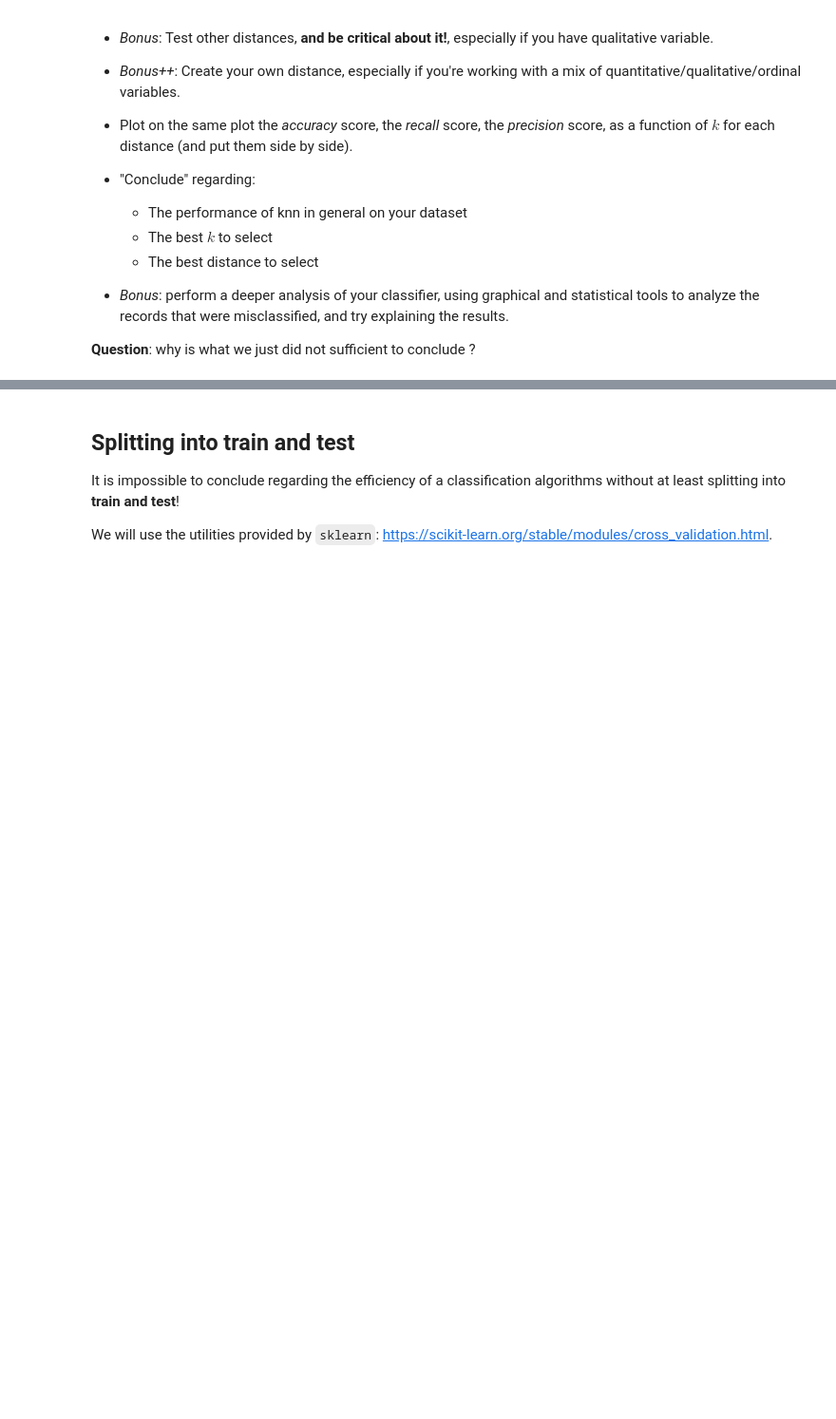
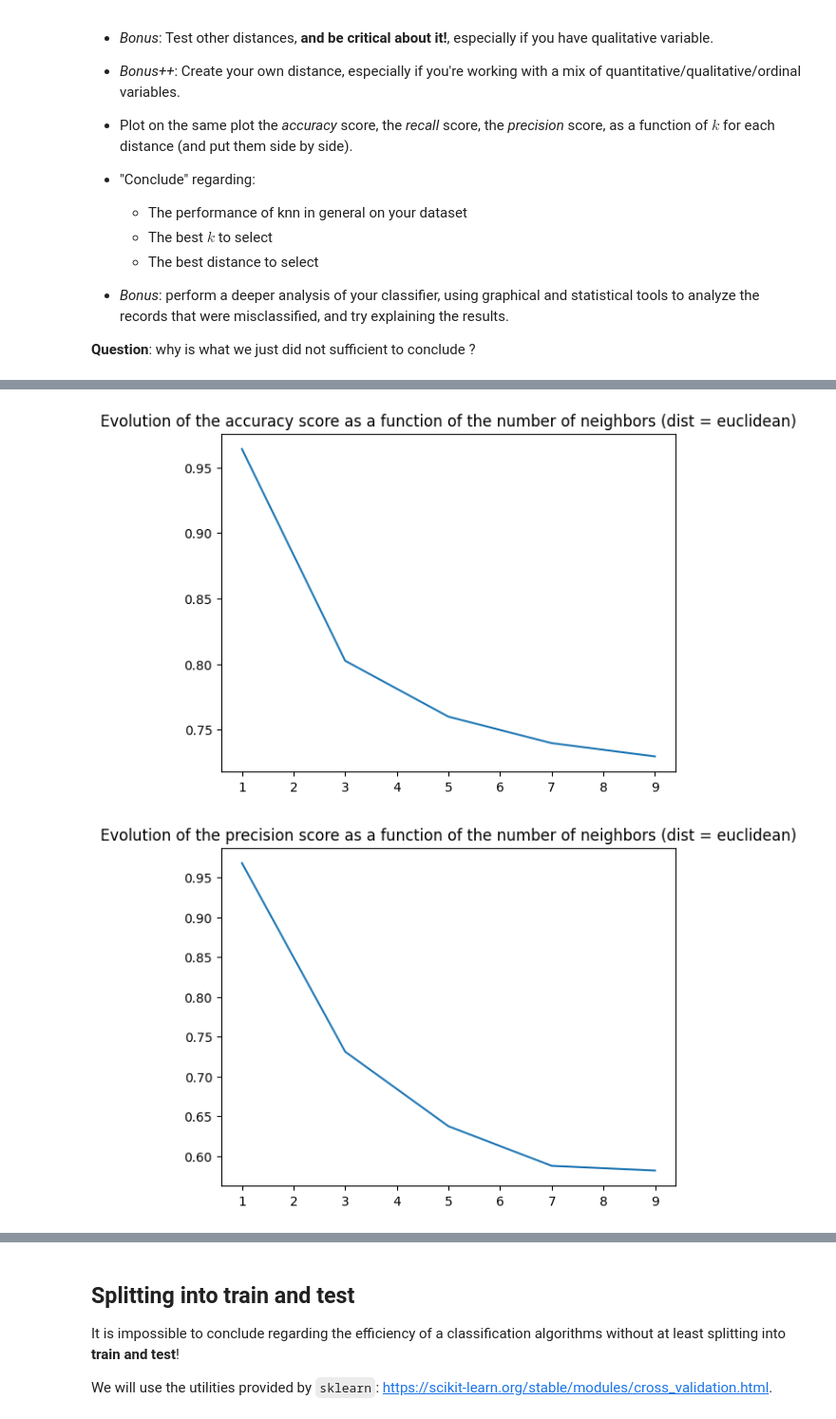
Before and after one commit to SphRbtHyk/miashs_introduction_ml, a Jupyter notebook: lab4/sklearn_knn.ipynb, the cells around one changed output, grey strips where cells are left out. Shown: that part at 95% size. Cells and saved outputs as stored; diff of their text form; code cells hidden in the pictures; blank space fills up the shorter version.

```diff
--- a/lab4/sklearn_knn.ipynb
+++ b/lab4/sklearn_knn.ipynb
@@ -44,10 +46,11 @@ from sklearn.dummy import DummyClassifier
 # My target is survived
 y = df.Survived.values
 # I will only take 2 quantitative as X for demonstration
-X = df[["Age", "Fare"]].values
+# I need to remove NA variables
+X = df.fillna(method="backfill")[["Age", "Fare"]]
 # %%
 # I create an object of class DummyClassifier
-dummy_classifier = DummyClassifier()
+dummy_classifier = DummyClassifier(strategy="constant", constant=0)
 
 # I train it
 dummy_classifier.fit(X, y)
@@ -58,5 +61,5 @@ I can use the `predict` method to predict on my target `y`.
 # %%
-prediction = dummy_classifier.predict(y)
+prediction = dummy_classifier.predict(X)
 # %% [markdown]
 I can then compute the accuracy score of my model (for a list of all available scores on sklearn read: https://scikit-learn.org/stable/modules/model_evaluation.html), by comparing my vector `prediction` and my ground truth vector `y`.
 # %%
@@ -114,0 +177,17 @@ Using the class `KNeighborsClassifier` (https://scikit-learn.org/stable/modules/
+# %%
+plt.plot(neighbors, accuracy_scores_euc)
+plt.title("Evolution of the accuracy score as a function of the number of neighbors (dist = euclidean)")
+plt.show()
+
+plt.plot(neighbors, precision_scores_euc)
+plt.title("Evolution of the precision score as a function of the number of neighbors (dist = euclidean)")
+
+plt.show()
+
+plt.plot(neighbors, recall_scores_euc)
+plt.title("Evolution of the recall score as a function of the number of neighbors (dist = euclidean)")
+
+plt.show()
+# %% [output]
+[figure, added]
+[figure, added]
```
Also changed, not shown: parts of 8 cells of this notebook.
